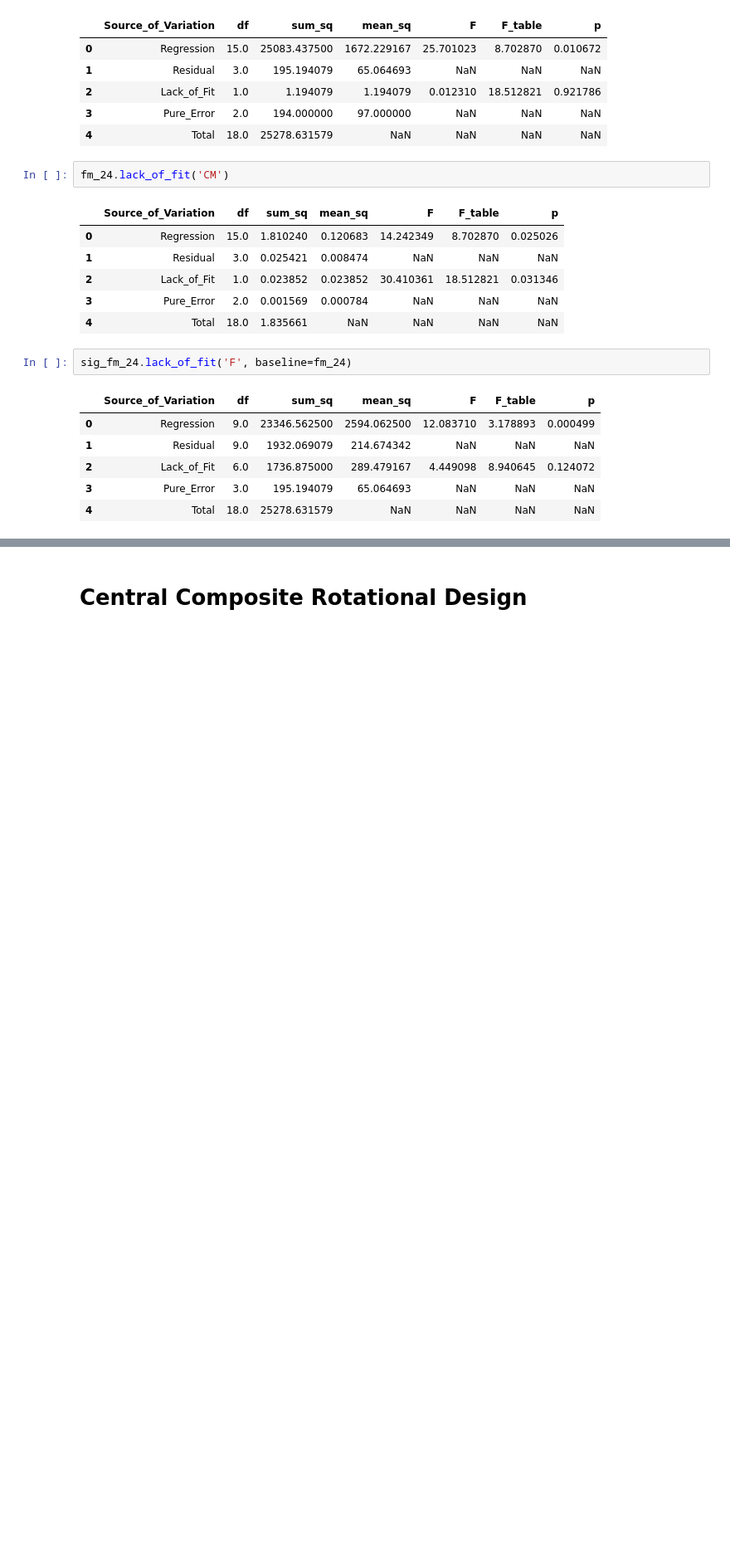
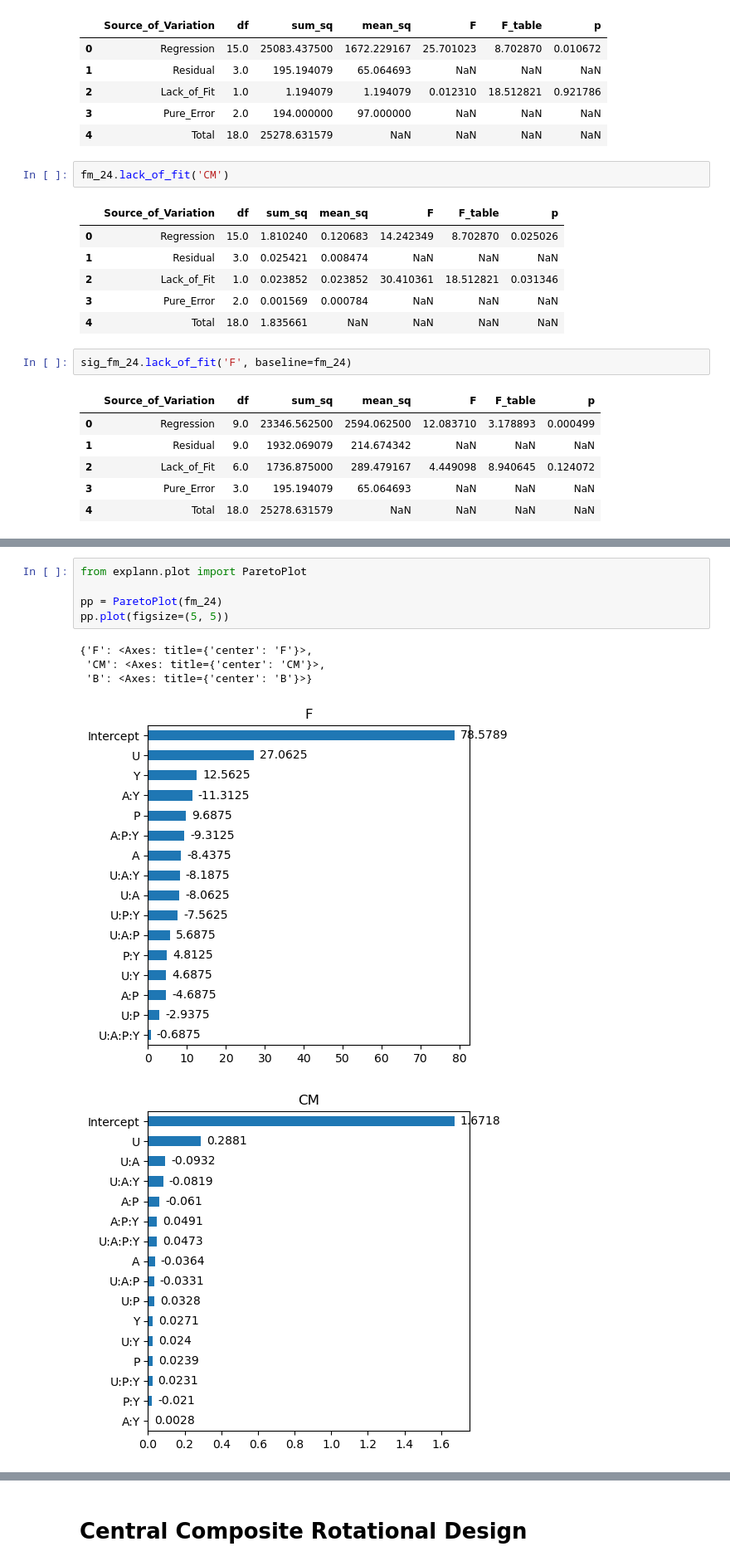
Before and after one commit to properallan/explann, a Jupyter notebook: docs/notebooks/paper_using_explann.ipynb, the cells around one changed output, grey strips where cells are left out. Shown at 83% size. Drawn from its saved outputs; the diff is of its cells as text; blank space fills up the shorter version.

```diff
--- a/docs/notebooks/paper_using_explann.ipynb
+++ b/docs/notebooks/paper_using_explann.ipynb
@@ -197,0 +238,11 @@ NameError: name 'factor_24_levels' is not defined
+# %%
+from explann.plot import ParetoPlot
+
+pp = ParetoPlot(fm_24)
+pp.plot(figsize=(5, 5))
+# %% [output]
+{'F': <Axes: title={'center': 'F'}>,
+ 'CM': <Axes: title={'center': 'CM'}>,
+ 'B': <Axes: title={'center': 'B'}>}
+[figure, added]
+[figure, added]
```
Also changed, not shown: parts of 15 cells of this notebook, 12 other files.
